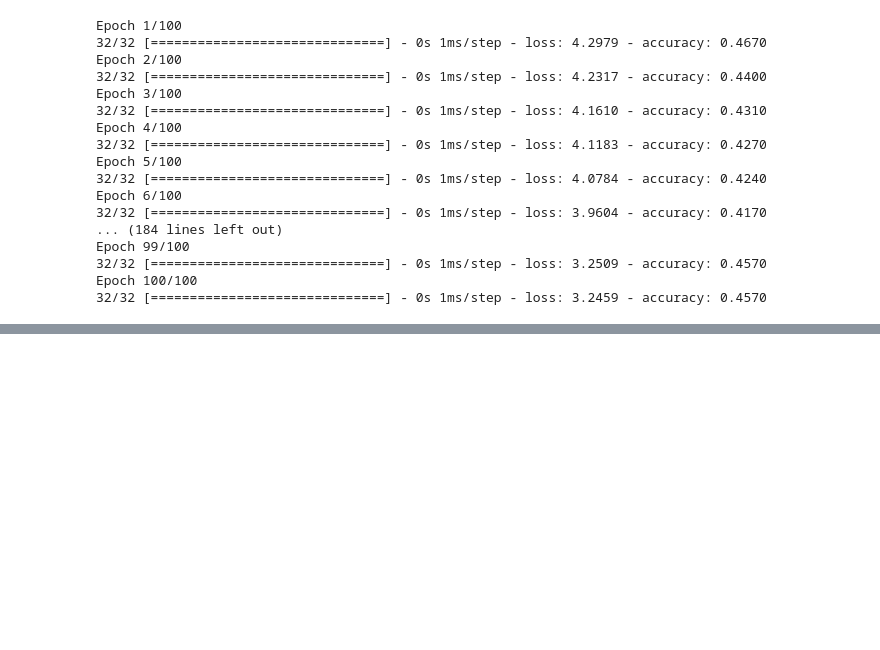
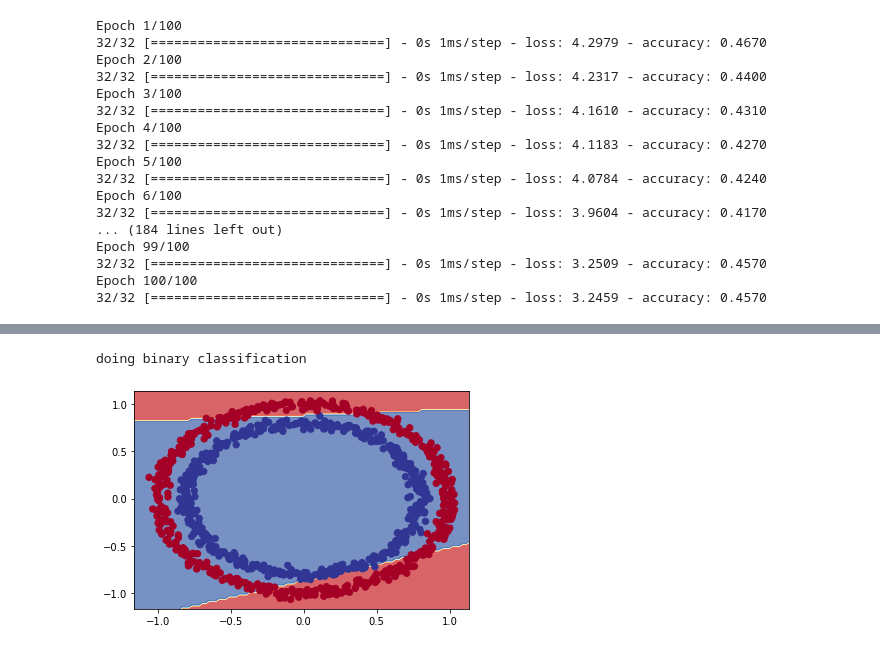
Before and after one commit to prasann25/colab, a Jupyter notebook: 02_neural_network_classification_with_tensorflow.ipynb, the cells around one changed output, grey strips where cells are left out. Saved outputs shown, nothing was run; the diff lists cells and outputs as text; code cells hidden in the pictures; blank space fills up the shorter version.

Commit message:
79. Non-linearity part 3: Upgrading our non-linear model with more layers

```diff
--- a/02_neural_network_classification_with_tensorflow.ipynb
+++ b/02_neural_network_classification_with_tensorflow.ipynb
@@ -417,3 +417,23 @@ Epoch 99/100
 32/32 [==============================] - 0s 1ms/step - loss: 3.2509 - accuracy: 0.4570
 Epoch 100/100
 32/32 [==============================] - 0s 1ms/step - loss: 3.2459 - accuracy: 0.4570
+# %%
+# Time to replicate multi-layer neural networks.
+
+# Set the random seed
+tf.random.set_seed(42)
+
+#1. Create the model
+model_6 = tf.keras.Sequential([
+    tf.keras.layers.Dense(4, activation="relu"),
+    tf.keras.layers.Dense(4, activation="relu"),
+    tf.keras.layers.Dense(1)
+])
+
+# 2. compile the model
+model_6.compile(loss=tf.keras.losses.BinaryCrossentropy(),
+                 optimizer = tf.keras.optimizers.Adam(lr=0.001),
+                 metrics=["accuracy"])
+
+# 3. Fit the model
+model_6.fit(X, y, epochs=100)
@@ -420 +465,7 @@ Epoch 100/100
+# %%
+# How do out model predictions look?
+plot_decision_boundary(model_6, X, y)
+# %% [output]
+doing binary classification
+[figure, added]
 # %%
```
Also changed, not shown: parts of 3 cells of this notebook.
